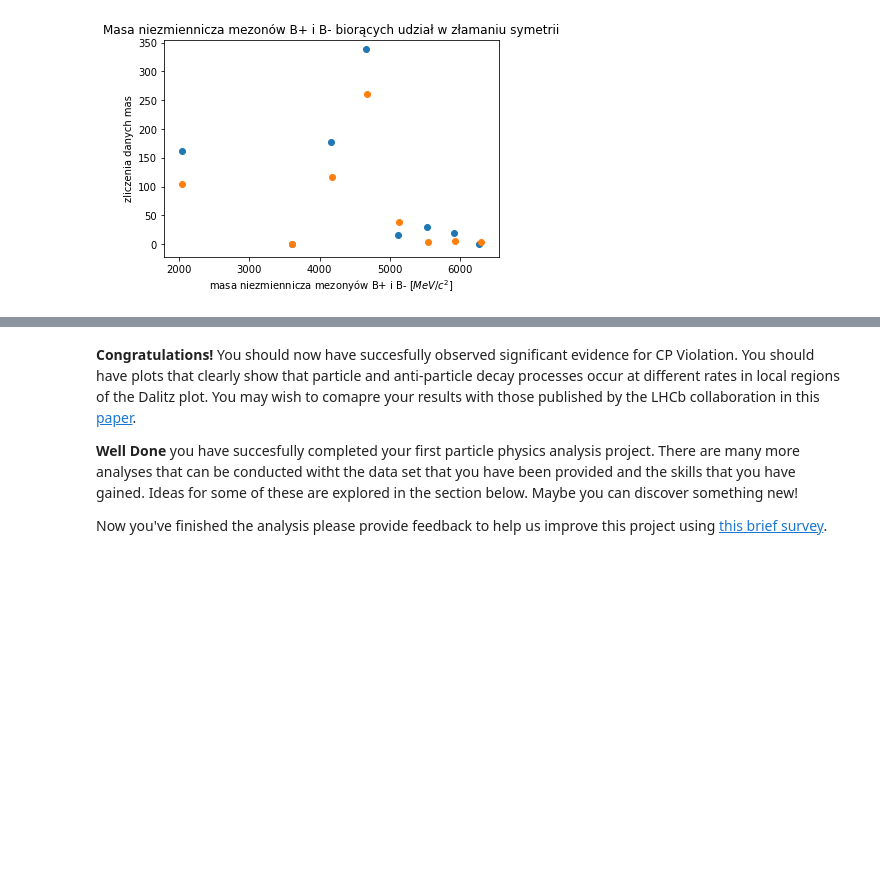
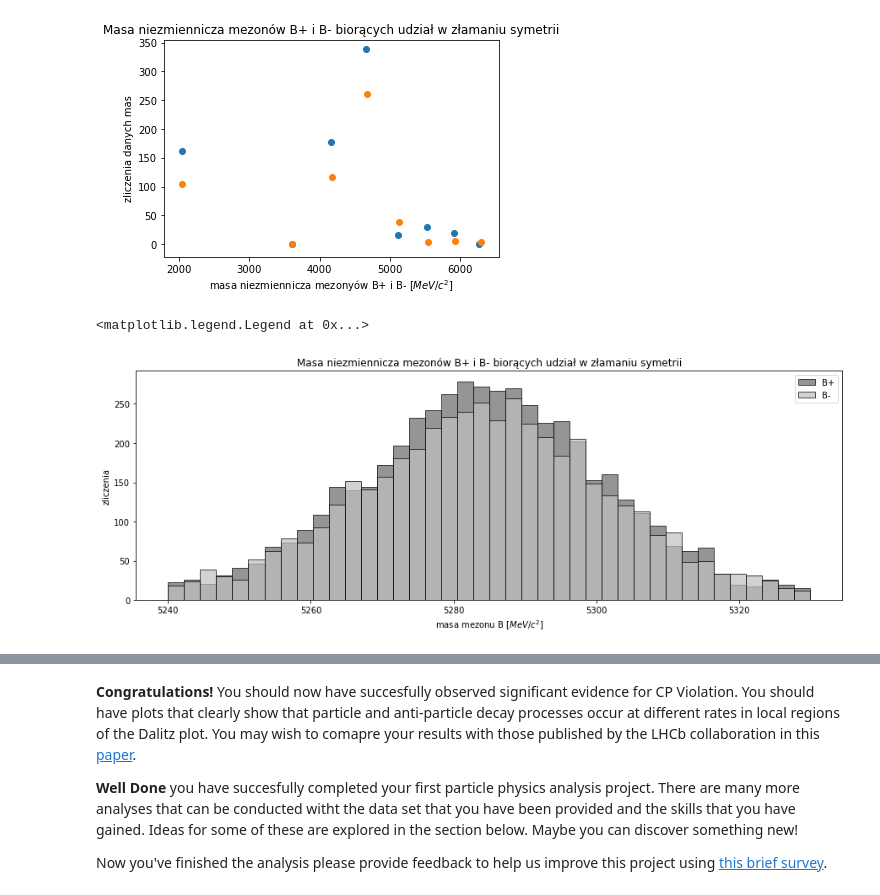
Before and after one commit to JTMalczewski/opendata-project-master, a Jupyter notebook: LHCb_Open_Data_Project.ipynb, the cells around one changed output, grey strips where cells are left out. Cells and saved outputs as stored; diff of their text form; code cells hidden in the pictures; blank space fills up the shorter version.

```diff
--- a/LHCb_Open_Data_Project.ipynb
+++ b/LHCb_Open_Data_Project.ipynb
@@ -583,4 +584,14 @@ for i in range(2):
         R_masses_true.append(calcualteRMass(decay[i], decay_H[i][j][0], decay_H[i][j][1]))
 # %% [output]
 <Figure size 720x720 with 0 Axes>
+# %%
+Rp_H1_H2 = pd.DataFrame(R_masses_true[0],columns=['Rp_H1_H2'])
+Rp_H1_H3 = pd.DataFrame(R_masses_true[1],columns=['Rp_H1_H3'])
+Rm_H1_H2 = pd.DataFrame(R_masses_true[2],columns=['Rm_H1_H2'])
+Rm_H1_H3 = pd.DataFrame(R_masses_true[3],columns=['Rm_H1_H3'])
+
+df2['Rp_H1_H2'] = Rp_H1_H2
+df2['Rp_H1_H3'] = Rp_H1_H2
+df2['Rm_H1_H2'] = Rm_H1_H2
+df2['Rm_H1_H3'] = Rm_H1_H3
 # %%
@@ -915,0 +926,9 @@ is_CP_num_Bp
+# %%
+CP_masses_Bp = np.zeros((len(is_CP),2))
+CP_masses_Bm = np.zeros((len(is_CP),2))
+
+for i in range(len(is_CP)):
+    CP_masses_Bp[i] = [hist_1[2][i], hist_1[2][i+1]]
+    CP_masses_Bm[i] = [hist_2[2][i], hist_2[2][i+1]]
+
+CP_masses_Bm**0.5
@@ -926,0 +980,32 @@ Text(0, 0.5, 'zliczenia danych mas')
+# %%
+df3_Bp = df3[['B_mass_cut', 'Rp_H1_H2']].dropna()
+df3_Bm = df3[['B_mass_cut', 'Rm_H1_H2']].dropna()
+
+plt.figure(figsize=(15,5))
+plt.hist(   df3_Bp['B_mass_cut'],
+            edgecolor = 'black',
+            range=(5240,5330),
+            bins = 40,
+            color = 'dimgrey',
+            density=False,
+            alpha=0.7,
+            label ='B+'
+)
+
+
+plt.hist(   df3_Bm['B_mass_cut'],
+            edgecolor = "black",
+            range=(5240,5330),
+            bins = 40,
+            color = 'silver',
+            density=False,
+            alpha=0.7,
+            label ='B-')
+
+plt.title('Masa niezmiennicza mezonów B+ i B- biorących udział w złamaniu symetrii')
+plt.ylabel('zliczenia')
+plt.xlabel('masa mezonu B $[MeV/c^2]$')
+plt.legend()
+# %% [output]
+<matplotlib.legend.Legend at 0x...>
+[figure, added]
```
Also changed, not shown: parts of 8 cells of this notebook.
